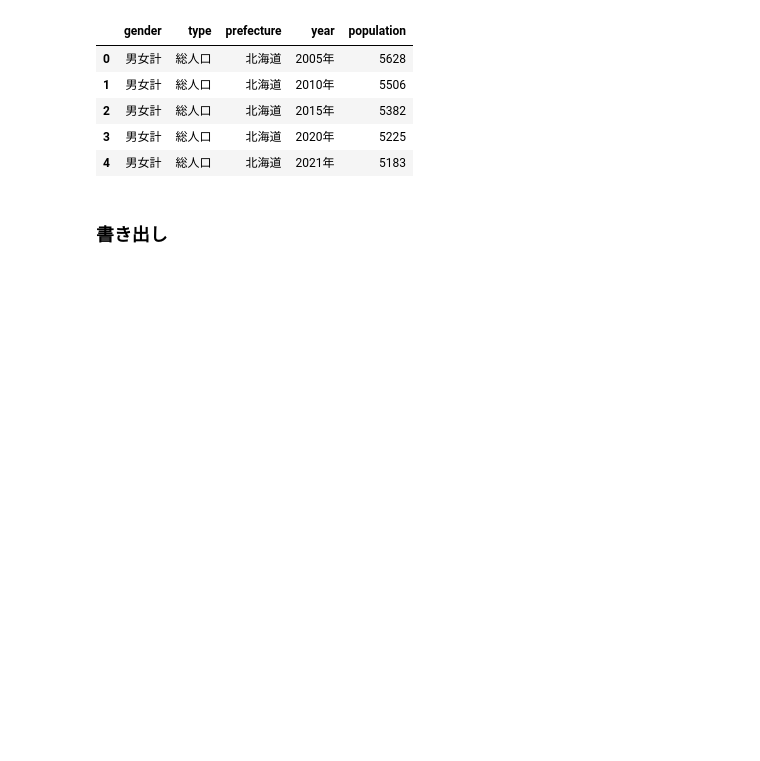
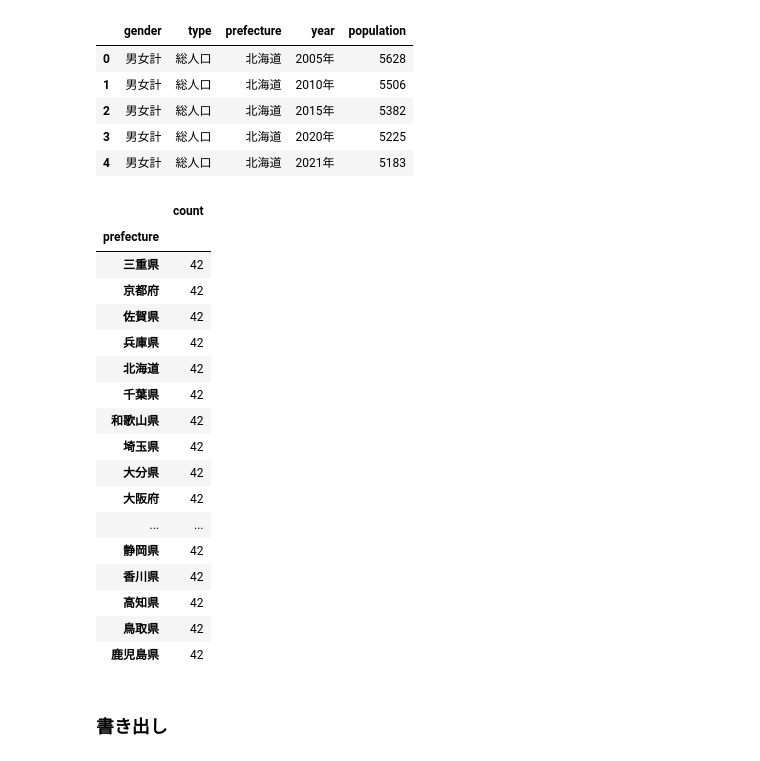
Before and after one commit to savioursho/open-data-analysis, a Jupyter notebook: projects/01-visualize/population/02-process-data.ipynb, the cells around one changed output. Drawn from its saved outputs; the diff is of its cells as text; code cells hidden in the pictures; blank space fills up the shorter version.

```diff
--- a/projects/01-visualize/population/02-process-data.ipynb
+++ b/projects/01-visualize/population/02-process-data.ipynb
@@ -90,6 +90,27 @@ memory usage: 25.3 KB
 | 2 | 男女計 | 総人口 | 北海道 | 2015年 | 5382 |
 | 3 | 男女計 | 総人口 | 北海道 | 2020年 | 5225 |
 | 4 | 男女計 | 総人口 | 北海道 | 2021年 | 5183 |
+# %%
+df_population_processed["prefecture"].value_counts().to_frame("count")
+# %% [output]
+|  | count |
+| prefecture |  |
+| 三重県 | 42 |
+| 京都府 | 42 |
+| 佐賀県 | 42 |
+| 兵庫県 | 42 |
+| 北海道 | 42 |
+| 千葉県 | 42 |
+| 和歌山県 | 42 |
+| 埼玉県 | 42 |
+| 大分県 | 42 |
+| 大阪府 | 42 |
+| ... | ... |
+| 静岡県 | 42 |
+| 香川県 | 42 |
+| 高知県 | 42 |
+| 鳥取県 | 42 |
+| 鹿児島県 | 42 |
 # %% [markdown]
 ### 書き出し
 # %%
```
Also changed, not shown: parts of 3 cells of this notebook, 3 other files.
